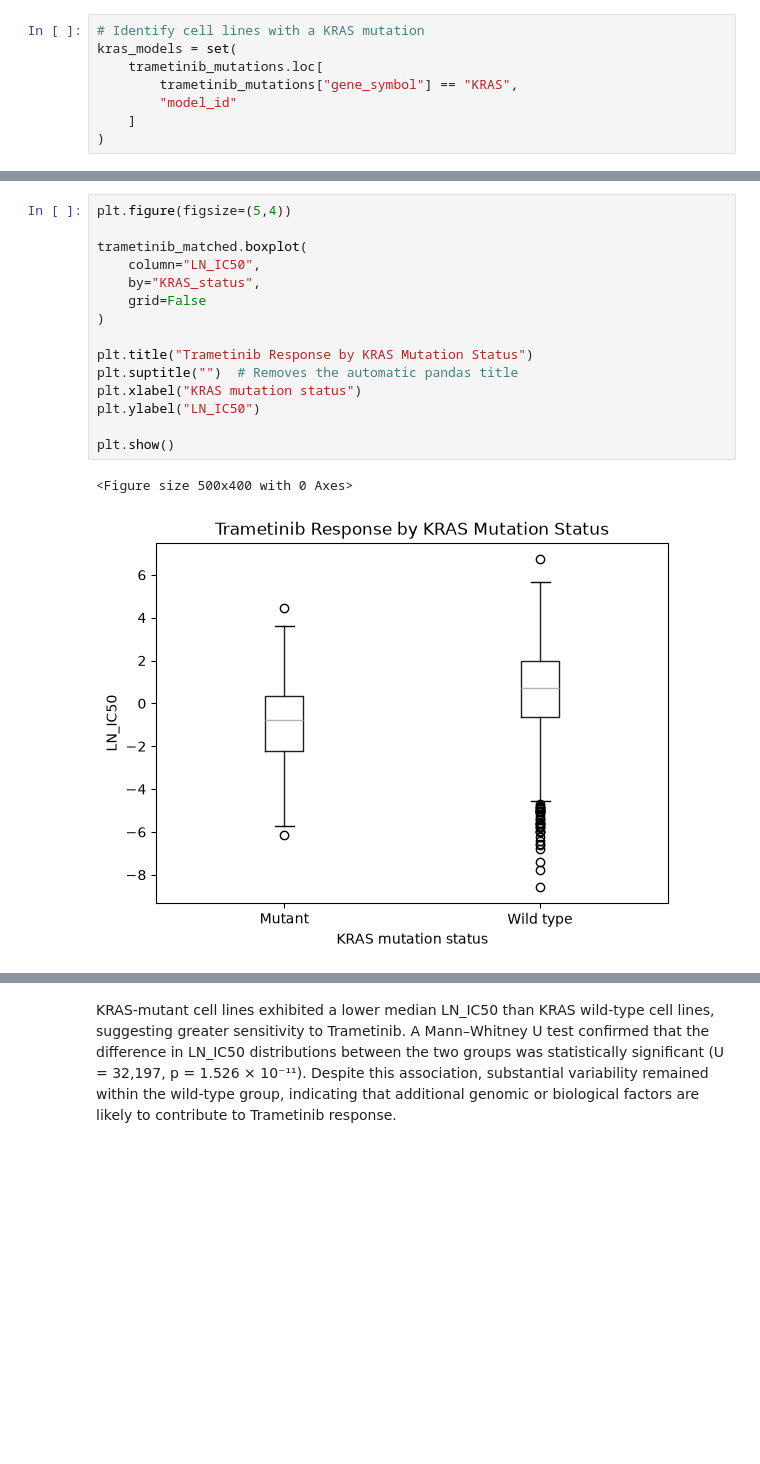
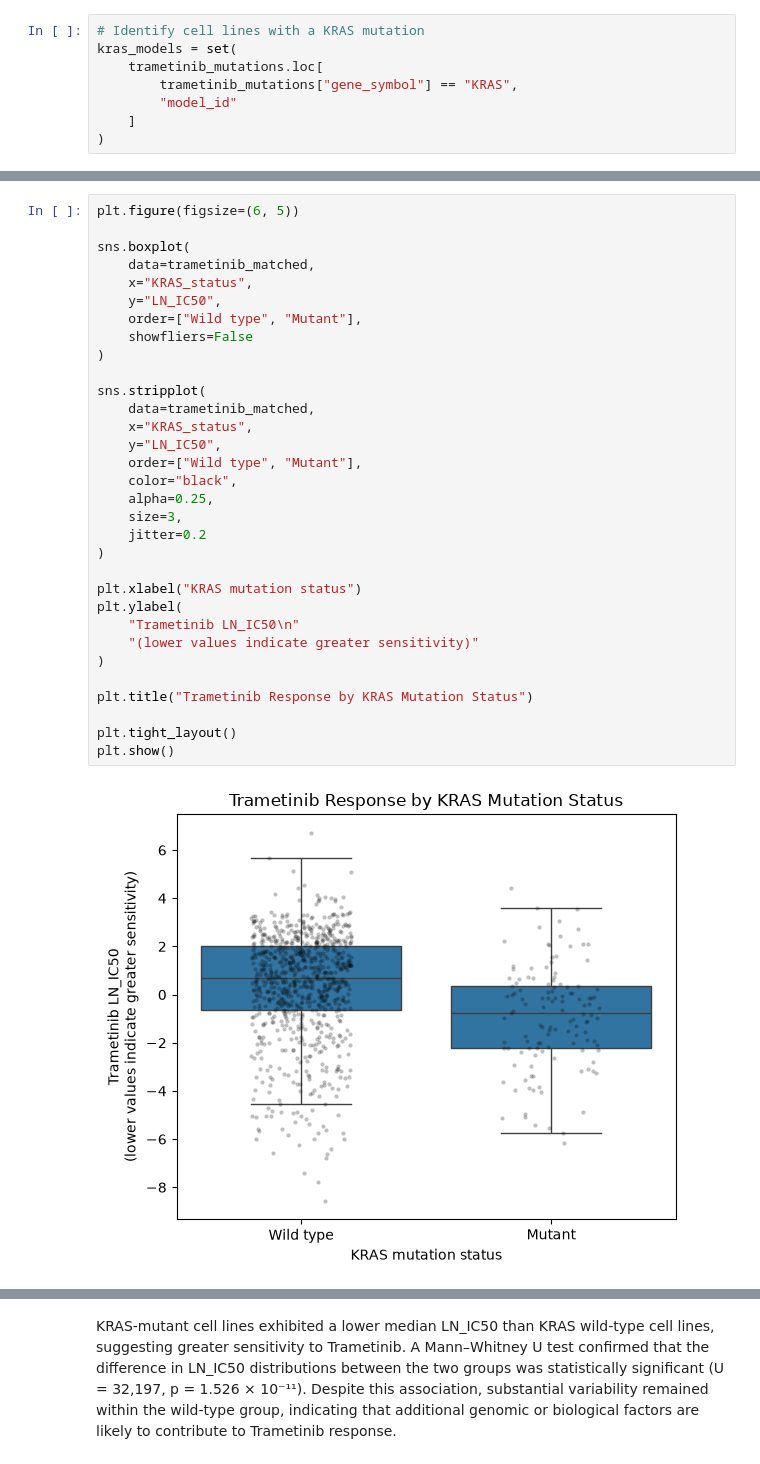
Before and after one commit to carolinemalaihull/trametinib-drug-response-ml, a Jupyter notebook: notebooks/01_data_exploration.ipynb, the cells around one changed output, grey strips where cells are left out. Saved outputs shown, nothing was run; the diff lists cells and outputs as text; blank space fills up the shorter version.

Commit message:
Switched order of EDA

```diff
--- a/notebooks/01_data_exploration.ipynb
+++ b/notebooks/01_data_exploration.ipynb
@@ -1073,20 +1228,36 @@ Name: count, dtype: int64
 # %%
-plt.figure(figsize=(5,4))
+plt.figure(figsize=(6, 5))
 
-trametinib_matched.boxplot(
-    column="LN_IC50",
-    by="KRAS_status",
-    grid=False
+sns.boxplot(
+    data=trametinib_matched,
+    x="KRAS_status",
+    y="LN_IC50",
+    order=["Wild type", "Mutant"],
+    showfliers=False
+)
+
+sns.stripplot(
+    data=trametinib_matched,
+    x="KRAS_status",
+    y="LN_IC50",
+    order=["Wild type", "Mutant"],
+    color="black",
+    alpha=0.25,
+    size=3,
+    jitter=0.2
+)
+
+plt.xlabel("KRAS mutation status")
+plt.ylabel(
+    "Trametinib LN_IC50\n"
+    "(lower values indicate greater sensitivity)"
 )
 
 plt.title("Trametinib Response by KRAS Mutation Status")
-plt.suptitle("")  # Removes the automatic pandas title
-plt.xlabel("KRAS mutation status")
-plt.ylabel("LN_IC50")
 
+plt.tight_layout()
 plt.show()
 # %% [output]
-<Figure size 500x400 with 0 Axes>
-[figure, old version]
+[figure, new version]
 # %%
 from scipy.stats import mannwhitneyu
```
Also changed, not shown: parts of 57 cells of this notebook.
